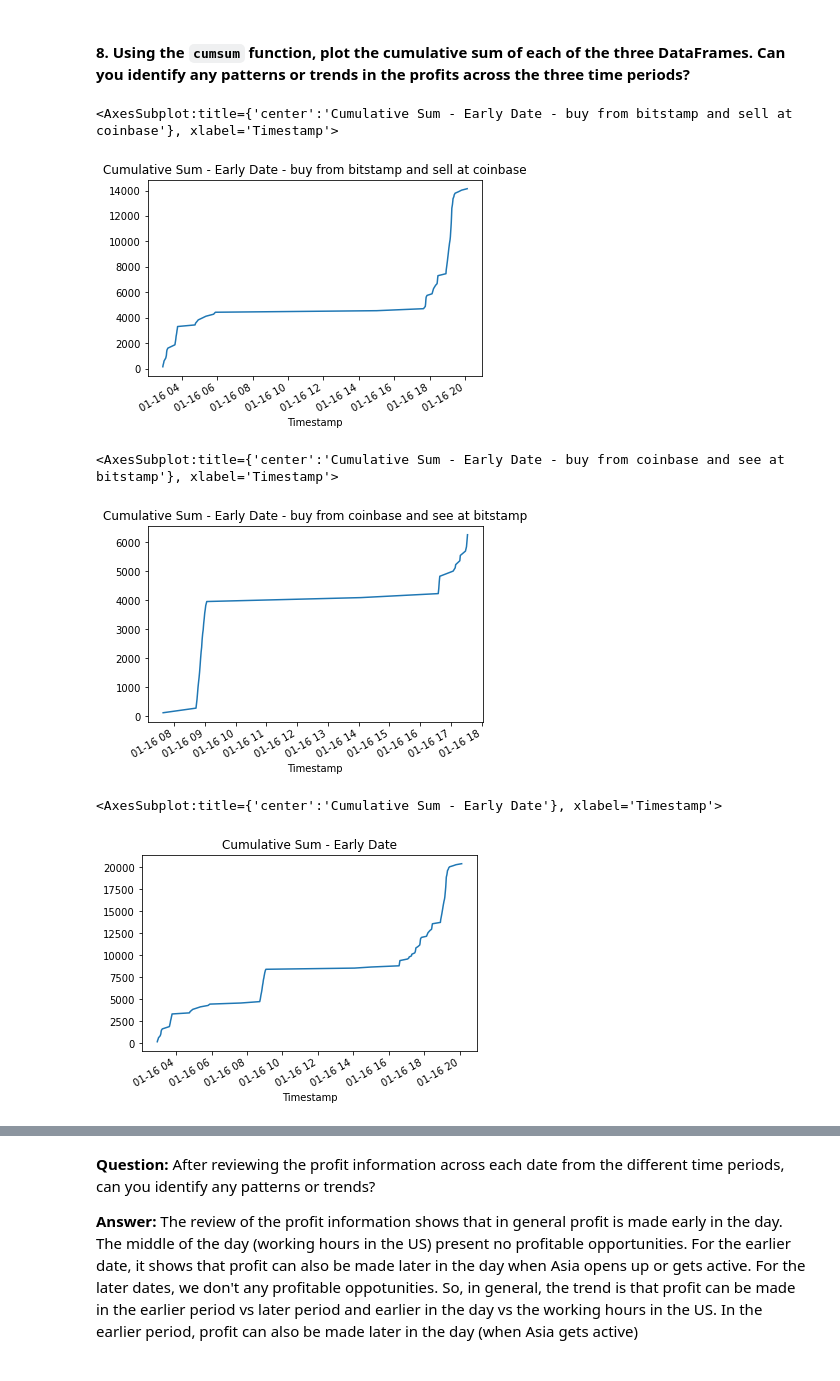
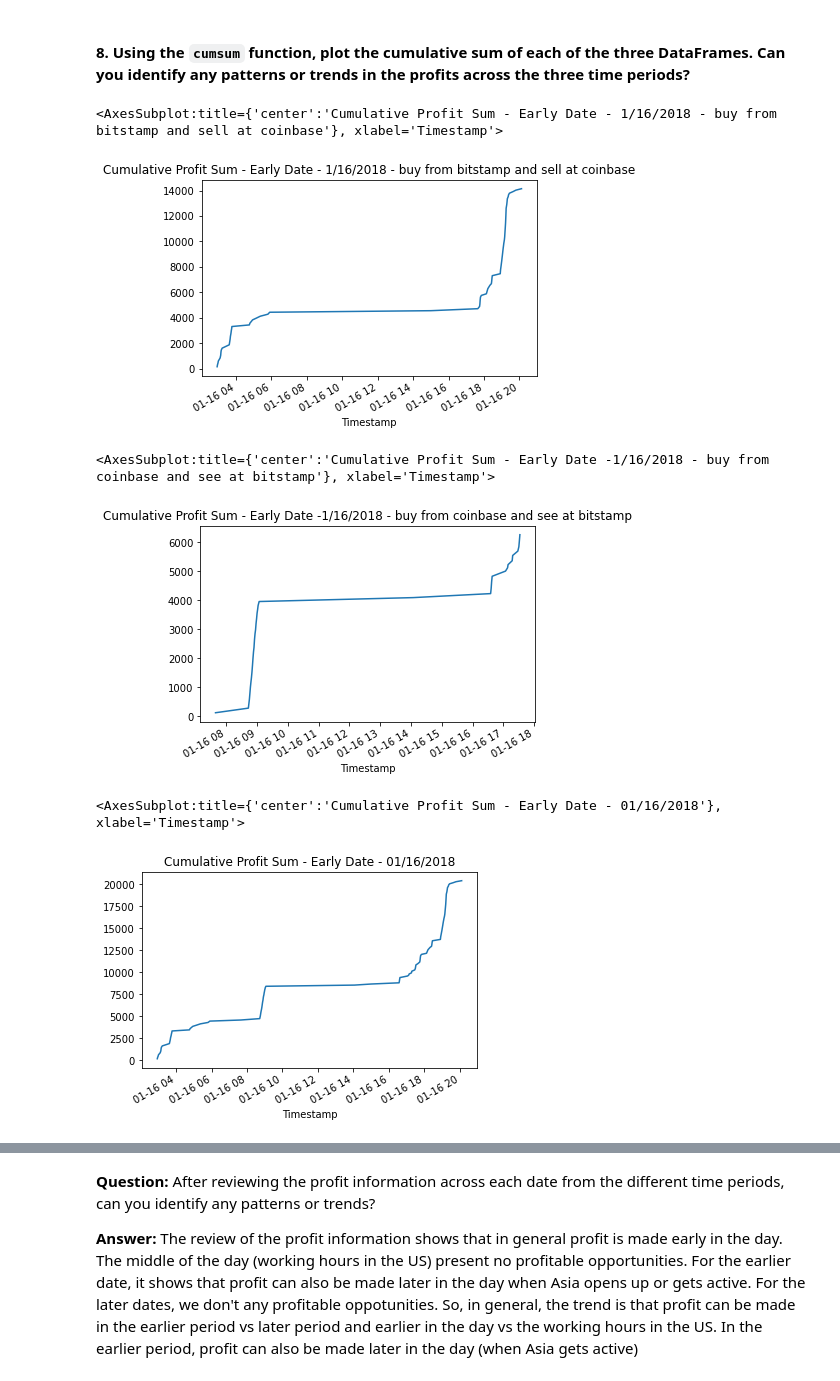
Before and after one commit to sangramsinghg/berkeley_fintech_module_3_challenge, a Jupyter notebook: crypto_arbitrage.ipynb, the cells around one changed output, grey strips where cells are left out. Drawn from its saved outputs; the diff is of its cells as text; code cells hidden in the pictures.

Commit message:
Updated README.md and added images. Updated comments

```diff
--- a/crypto_arbitrage.ipynb
+++ b/crypto_arbitrage.ipynb
@@ -1248,42 +1251,42 @@ cumulative_profit_early_bitstamp_to_coinbase = profit_per_trade_early_bitstamp_t
 # calculate the cumulative profit when buying at bitstamp and selling at coinbase on the early date
 # %%
 # Plot the cumulative sum of profits for the early profit per trade DataFrame
-cumulative_profit_early_bitstamp_to_coinbase.plot(title="Cumulative Sum - Early Date - buy from bitstamp and sell at coinbase")
+cumulative_profit_early_bitstamp_to_coinbase.plot(title="Cumulative Profit Sum - Early Date - 1/16/2018 - buy from bitstamp and sell at coinbase")
 
 # The plot of the cumulative profit when buying at bitstamp and selling at coinbase on the early date shows that profit is
 # made early in the day and later in the day (When Asia opens up).
 # There appears to be not much profitable aribtrage oppotunities during the working hours in the US.
 # %% [output]
-<AxesSubplot:title={'center':'Cumulative Sum - Early Date - buy from bitstamp and sell at coinbase'}, xlabel='Timestamp'>
+<AxesSubplot:title={'center':'Cumulative Profit Sum - Early Date - 1/16/2018 - buy from bitstamp and sell at coinbase'}, xlabel='Timestamp'>
-[figure, old version]
+[figure, new version]
 # %%
 # Use the cumsum function to calculate the cumulative profits over time for the early profit per trade DataFrame
 cumulative_profit_early_coinbase_to_bitstamp = profit_per_trade_early_coinbase_to_bitstamp.cumsum()
 # calculate the cumulative profit when buying at coinbase and selling at bitstamp on the early date
 # %%
 # Plot the cumulative sum of profits for the early profit per trade DataFrame
-cumulative_profit_early_coinbase_to_bitstamp.plot(title="Cumulative Sum - Early Date - buy from coinbase and see at bitstamp")
+cumulative_profit_early_coinbase_to_bitstamp.plot(title="Cumulative Profit Sum - Early Date -1/16/2018 - buy from coinbase and see at bitstamp")
 
 # The plot of the cumulative profit when buying at coinbase and selling at bitstamp on the early date shows that profit is
 # made early in the day and later in the day (When Asia opens up or gets active).
 # There appears to be not much profitable aribtrage oppotunities during the working hours in the US.
 # %% [output]
-<AxesSubplot:title={'center':'Cumulative Sum - Early Date - buy from coinbase and see at bitstamp'}, xlabel='Timestamp'>
+<AxesSubplot:title={'center':'Cumulative Profit Sum - Early Date -1/16/2018 - buy from coinbase and see at bitstamp'}, xlabel='Timestamp'>
-[figure, old version]
+[figure, new version]
 # %%
 # Use the cumsum function to calculate the cumulative profits over time for the early profit per trade DataFrame
 cumulative_profit_early = profit_per_trade_early.cumsum()
 # calculate the total cumulative profit for arbitrage on the early date
 # %%
 # Plot the cumulative sum of profits for the early profit per trade DataFrame
-cumulative_profit_early.plot(title="Cumulative Sum - Early Date")
+cumulative_profit_early.plot(title="Cumulative Profit Sum - Early Date - 01/16/2018")
 
 # The plot of the total cumulative profit of arbitrage on the early date shows that profit is
 # made early in the day and later in the day (When Asia opens up).
 # There appears to be not much profitable aribtrage oppotunities during the working hours in the US.
 # %% [output]
-<AxesSubplot:title={'center':'Cumulative Sum - Early Date'}, xlabel='Timestamp'>
+<AxesSubplot:title={'center':'Cumulative Profit Sum - Early Date - 01/16/2018'}, xlabel='Timestamp'>
-[figure, old version]
+[figure, new version]
 # %%
 # Use the cumsum function to calculate the cumulative profits over time for the middle profit per trade DataFrame
 cumulative_profit_middle = profit_per_trade_middle.cumsum()
```
Also changed, not shown: parts of 22 cells of this notebook, 11 other files.
